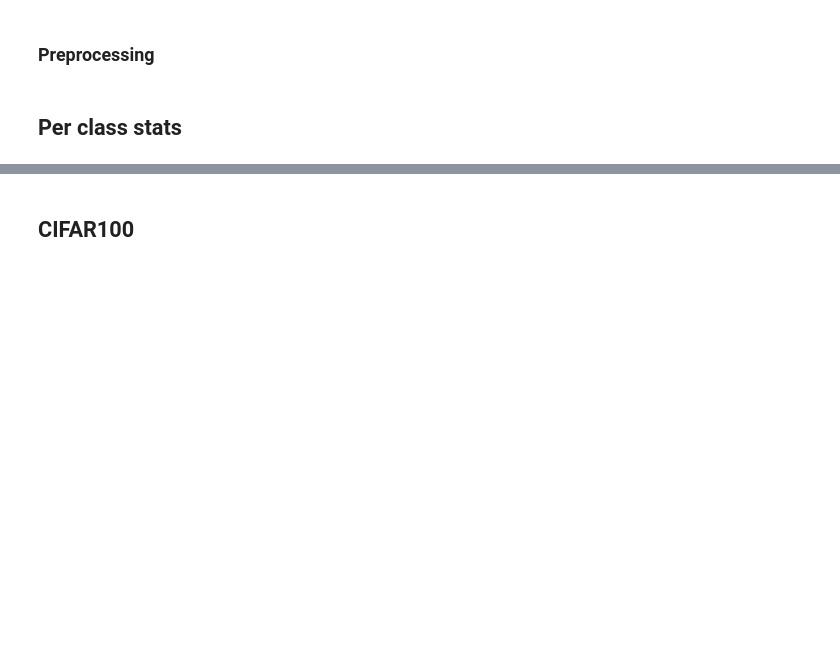
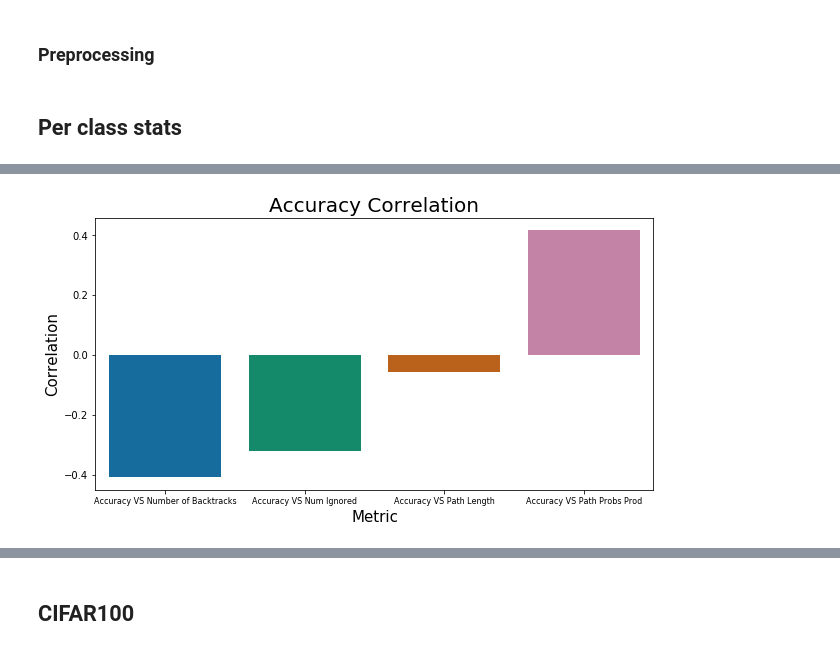
Before and after one commit to alvinwan/neural-backed-decision-trees, a Jupyter notebook: output/analyze_cifar.ipynb, the cells around one changed output, grey strips where cells are left out. Cells and saved outputs as stored; diff of their text form; code cells hidden in the pictures; blank space fills up the shorter version.

```diff
--- a/output/analyze_cifar.ipynb
+++ b/output/analyze_cifar.ipynb
@@ -87,0 +103,42 @@ plt.show()
+# %%
+def pearson_r(x, y):
+    """Compute Pearson correlation coefficient between two arrays."""
+
+    # Compute correlation matrix
+    corr_mat = np.corrcoef(list(x), list(y))
+
+    # Return entry [0,1]
+    return corr_mat[0,1]
+# %%
+corr_class_stats = {"Class":[], "Correlation":[], "Metric":[]}
+class_df=df
+acc = class_df["GT Class"] == class_df["Pred Class"]
+ignored = class_df["Pred Class"] == -1
+path_probs_sum = class_df["Path Probs"].apply(lambda x: np.sum(x))
+path_probs_prod = class_df["Path Probs"].apply(lambda x: np.prod(x))
+path_probs_mean = class_df["Path Probs"].apply(lambda x: np.mean(x)).fillna(0)
+
+corr_class_stats["Class"].append(class_idx)
+corr_class_stats["Correlation"].append(pearson_r(acc, class_df["Num Backtracks"]))
+corr_class_stats["Metric"].append("Accuracy VS Number of Backtracks")
+
+corr_class_stats["Class"].append(class_idx)
+corr_class_stats["Correlation"].append(pearson_r(acc, ignored))
+corr_class_stats["Metric"].append("Accuracy VS Num Ignored")
+
+corr_class_stats["Class"].append(class_idx)
+corr_class_stats["Correlation"].append(pearson_r(acc,  class_df["Num Nodes Explored"]))
+corr_class_stats["Metric"].append("Accuracy VS Path Length")
+
+corr_class_stats["Class"].append(class_idx)
+corr_class_stats["Correlation"].append(pearson_r(acc, path_probs_prod))
+corr_class_stats["Metric"].append("Accuracy VS Path Probs Prod")
+
+fig_dims = (10, 5)
+fig, ax = plt.subplots(figsize=fig_dims)
+sns.barplot(x='Metric', y='Correlation', palette="colorblind", data=pd.DataFrame(corr_class_stats), ax=ax)
+plt.title("Accuracy Correlation", fontsize=20)
+plt.savefig('cifar10_correlation.png')
+plt.show()
+# %% [output]
+[figure, added]
```
Also changed, not shown: parts of 17 cells of this notebook, 1 other file.
